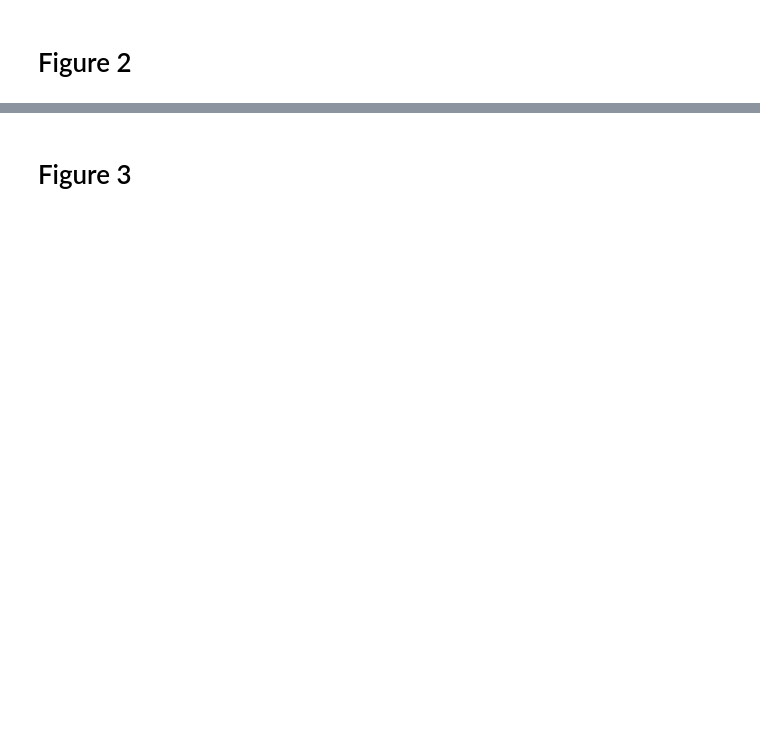
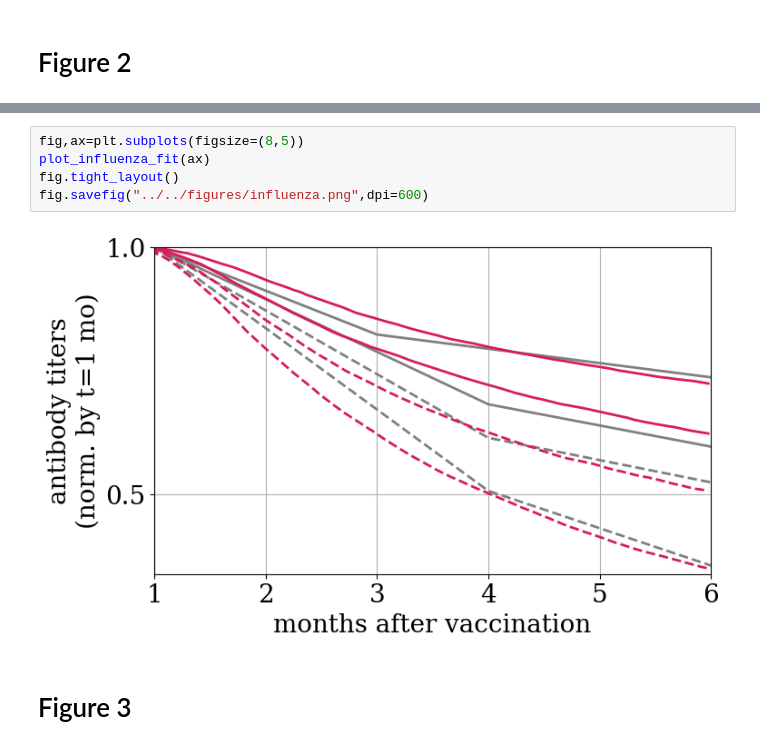
Before and after one commit to karin-lab/pc_memory, a Jupyter notebook: production/production.ipynb, the cells around one changed output, grey strips where cells are left out. Saved outputs shown, nothing was run; the diff lists cells and outputs as text; blank space fills up the shorter version.

```diff
--- a/production/production.ipynb
+++ b/production/production.ipynb
@@ -481,2 +702,9 @@ fig.tight_layout()
+# %%
+fig,ax=plt.subplots(figsize=(8,5))
+plot_influenza_fit(ax)
+fig.tight_layout()
+fig.savefig("../../figures/influenza.png",dpi=600)
+# %% [output]
+[figure, added]
 # %% [markdown]
 # Figure 3
```
Also changed, not shown: parts of 30 cells of this notebook.
